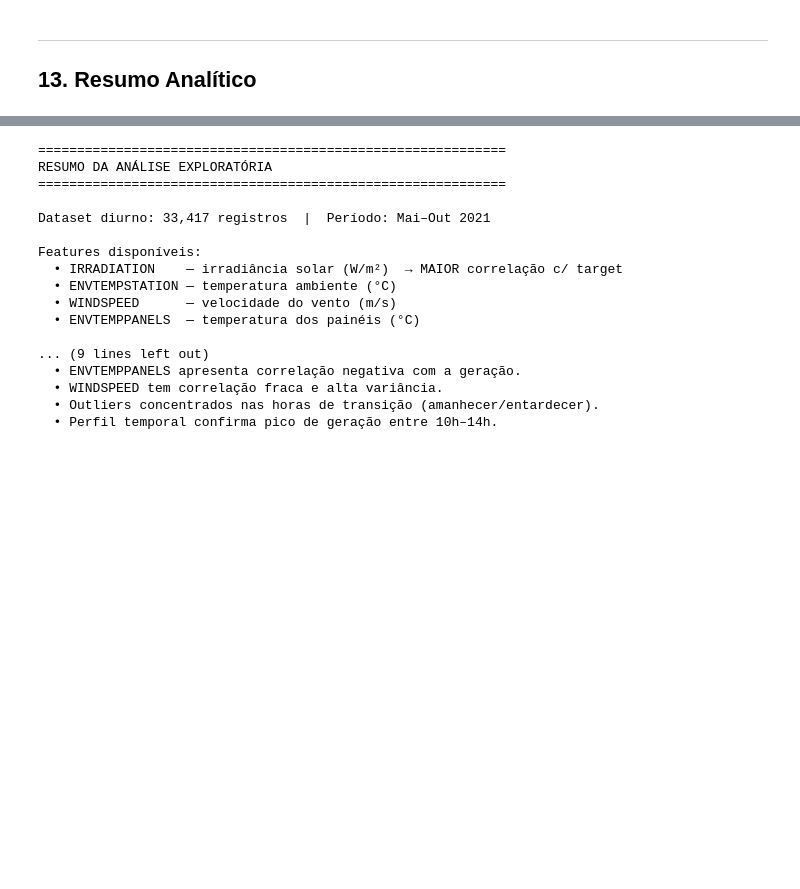
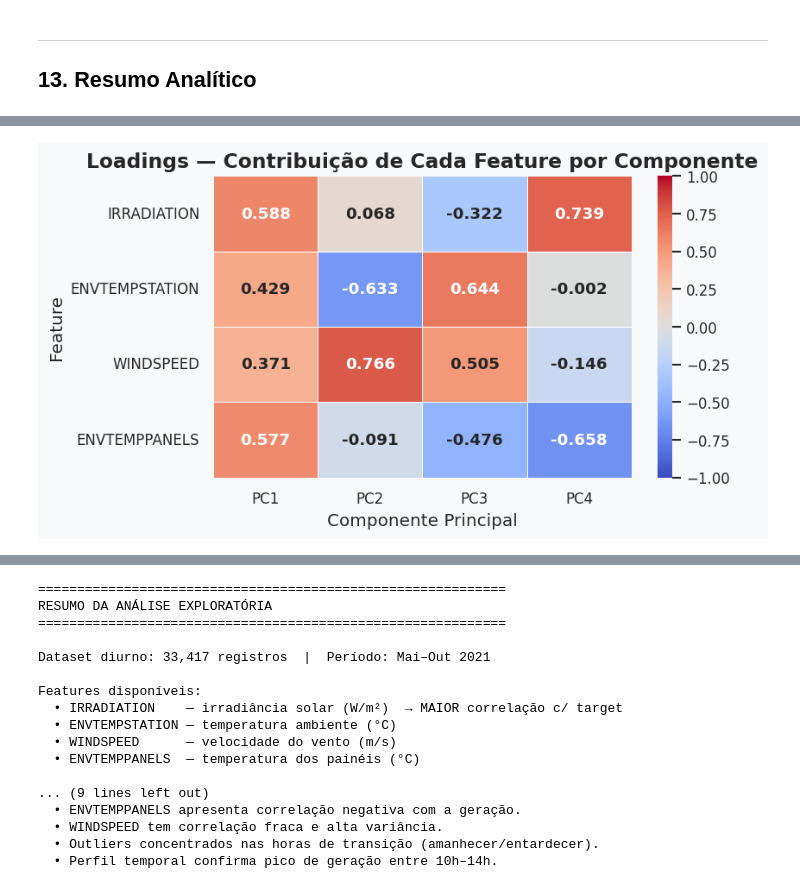
Before and after one commit to diego-nac/automatic_learning, a Jupyter notebook: final_project/eda.ipynb, the cells around one changed output, grey strips where cells are left out. Cells and saved outputs as stored; diff of their text form; code cells hidden in the pictures; blank space fills up the shorter version.

```diff
--- a/final_project/eda.ipynb
+++ b/final_project/eda.ipynb
@@ -454,0 +461,28 @@ plt.show()
+# %%
+from sklearn.preprocessing import StandardScaler
+from sklearn.decomposition import PCA
+
+# ── Preparação ────────────────────────────────────────────────────────────────
+X_pca  = df[FEATURES].values
+y_pca  = df[TARGET].values
+
+scaler_pca = StandardScaler()
+X_scaled   = scaler_pca.fit_transform(X_pca)
+
+pca = PCA(n_components=len(FEATURES), random_state=42)
+Z   = pca.fit_transform(X_scaled)          # scores (n_samples × n_components)
+
+explained     = pca.explained_variance_ratio_
+explained_cum = np.cumsum(explained)
+loadings      = pd.DataFrame(
+    pca.components_.T,
+    index=FEATURES,
+    columns=[f'PC{i+1}' for i in range(len(FEATURES))]
+)
+
+print('Variância explicada por componente:')
+for i, (ev, cum) in enumerate(zip(explained, explained_cum), 1):
+    print(f'  PC{i}: {ev*100:.2f}%   acumulado: {cum*100:.2f}%')
+
+print('\nLoadings (contribuição de cada feature):')
+print(loadings.round(3).to_string())
@@ -454,0 +535,17 @@ plt.show()
+# %%
+# ── 2. Heatmap de Loadings ────────────────────────────────────────────────────
+fig, ax = plt.subplots(figsize=(7, 4), dpi=DPI)
+sns.heatmap(
+    loadings, annot=True, fmt='.3f',
+    cmap='coolwarm', center=0, vmin=-1, vmax=1,
+    linewidths=0.5, linecolor='white',
+    annot_kws={'size': 11, 'weight': 'bold'},
+    ax=ax
+)
+ax.set_title('Loadings — Contribuição de Cada Feature por Componente')
+ax.set_xlabel('Componente Principal')
+ax.set_ylabel('Feature')
+plt.tight_layout()
+plt.show()
+# %% [output]
+[figure, added]
```
Also changed, not shown: parts of 8 cells of this notebook, 5 other files.
